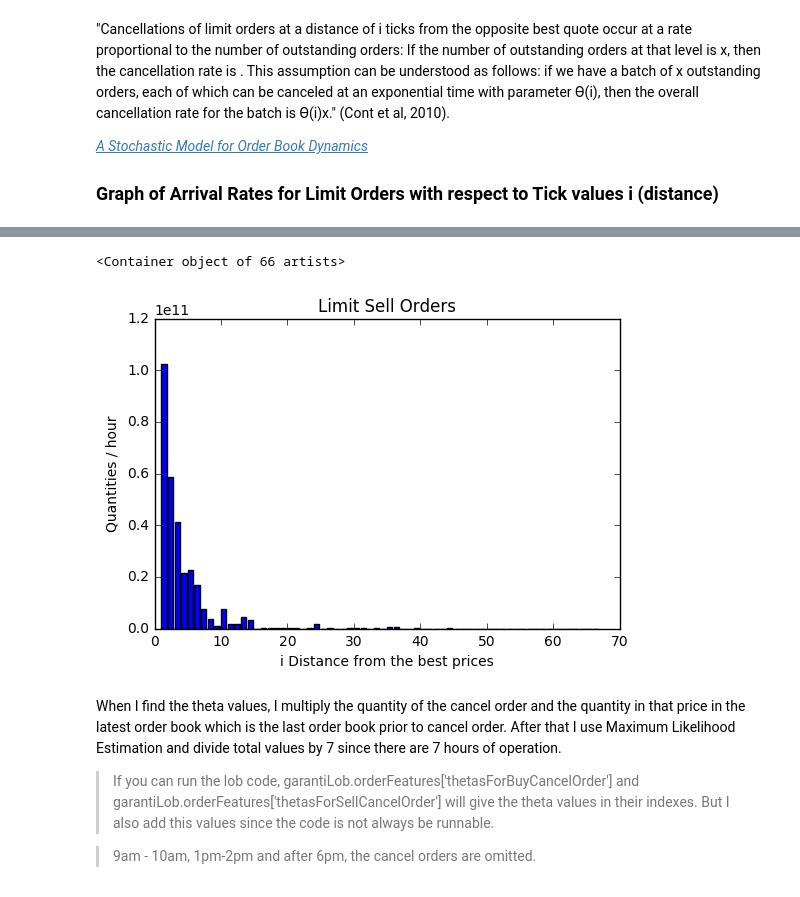
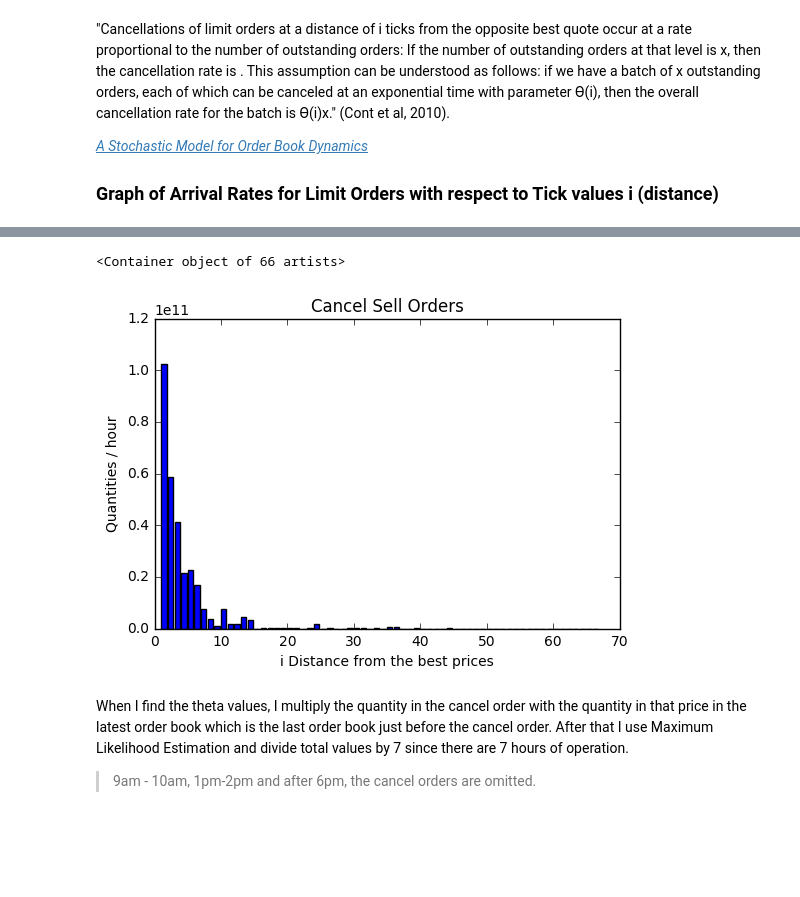
Before and after one commit to beratbrok/Itch, a Jupyter notebook: Order Features.ipynb, the cells around one changed output, grey strips where cells are left out. Cells and saved outputs as stored; diff of their text form; code cells hidden in the pictures; blank space fills up the shorter version.

```diff
--- a/Order Features.ipynb
+++ b/Order Features.ipynb
@@ -37,7 +36,3 @@ print(garantiLob.orderFeatures)
-# %%
-orderFeatures = {}
-orderFeatures['executeSellQuantity'] = [0, 2691169, 2604419, 798912, 0, 1208576, 877526, 1527314, 3089931, 218089]
-orderFeatures['executeBuyQuantity'] = [0, 1882678, 1504564, 632053, 0, 1366807, 379825, 1592624, 2255951, 0]
 # %% [markdown]
 ### Change in Quantities of Execute Orders
 # %%
@@ -136,9 +103,6 @@ plt.bar(X, orderFeatures['lambdasForLimitSellOrder'][1:], color='b')
 [figure]
 # %% [markdown]
 ### Change in Quantities of Limit (Add) Orders
-# %%
-orderFeatures['addSellQuantity'] = [734676, 6821053, 4753709, 2578360, 1760212, 4037902, 1782604, 4635154, 5722680, 5106236]
-orderFeatures['addBuyQuantity'] = [844419, 4443998, 4290511, 2087155, 1676576, 3292518, 2088089, 3580617, 5897755, 6544778]
 # %%
 X = np.arange(9,19)
 
@@ -160,38 +124,3 @@ plt.legend(loc=9)
 [*A Stochastic Model for Order Book Dynamics*](https://drive.google.com/open?id=0B-rEeFfZXTBASkZUT0FYZVpxWVU)
 
 ### Graph of Arrival Rates for Limit Orders with respect to Tick values i (distance)
-# %%
-orderFeatures["thetasForBuyCancelOrder"] = [0, 96151766880.99997, 69307577586.42857, 30444614791.999992,
-                                            9061456386.57143, 6636615934.285713, 3935208449.142857, 1262825138.142857,
-                                            5851052773.428571, 1224858490.0, 1812021780.5714285, 843947554.2857143,
-                                            2256413026.142857, 291462192.4285714, 101424141.42857143,
-                                            318654939.85714287, 424515548.0, 531187326.14285713, 271571707.42857146,
-                                            1017742.8571428572, 0, 714.4285714285714, 7189.428571428572,
-                                            10721.42857142857, 7.142857142857143, 28.571428571428573,
-                                            3582173.285714286, 55198.0, 182453.57142857142, 66648.14285714287,
-                                            1263.7142857142858, 7589466.857142858, 0, 10725.0, 21839.285714285714,
-                                            4110.857142857143, 4014.4285714285716, 0, 0, 0.14285714285714285, 0, 0,
-                                            0, 0, 0, 0, 0, 0, 1070100.0, 0, 0, 0, 0, 0, 0, 0, 0, 0,
-                                            15714.57142857143, 0, 0, 0, 0, 0, 0, 0, 0]
-
-orderFeatures["thetasForSellCancelOrder"] = [0, 102281941685.57137, 58617020025.428505, 41414270187.85711,
-                                             21517710656.142857, 22696785309.28571, 17006925948.000002,
-                                             7669843458.857143, 3583954315.714285, 864980570.1428571,
-                                             7718336950.857142, 1802743917.7142859, 1736333823.5714285,
-                                             4328665993.0, 3339349285.7142854, 0, 52078285.71428572, 213072271.0,
-                                             69970285.71428572, 215.28571428571428, 1453571.4285714286,
-                                             68509285.71428572, 0, 1783.5714285714284, 1596542857.142857, 0,
-                                             11571601.428571427, 0, 0, 4547.0, 134459.2857142857, 5427.428571428572,
-                                             0, 331.57142857142856, 0, 387771428.5714286, 387771428.5714286, 0, 0,
-                                             30.285714285714285, 0, 0, 0, 0, 261515.57142857142, 0, 0, 0, 0, 0, 0,
-                                             0, 0, 0, 0, 0, 0, 0, 0, 0, 0, 0, 0, 0, 0, 0, 0]
-
-# Buy orders
-
-X = np.arange(1,67)
-
-plt.figure(1)
-plt.title('Cancel Buy Orders')
-plt.xlabel('i Distance from the best prices')
-plt.ylabel('Quantities / hour')
-plt.bar(X, orderFeatures['thetasForBuyCancelOrder'][1:], color='r')
@@ -201,18 +140,16 @@ plt.bar(X, orderFeatures['thetasForBuyCancelOrder'][1:], color='r')
 # %%
 # Sell orders
 
 X = np.arange(1,67)
 
 plt.xlabel('i Distance from the best prices')
-plt.title('Limit Sell Orders')
+plt.title('Cancel Sell Orders')
 plt.ylabel('Quantities / hour')
 plt.bar(X, orderFeatures['thetasForSellCancelOrder'][1:], color='b')
 # %% [output]
 <Container object of 66 artists>
-[figure, old version]
+[figure, new version]
 # %% [markdown]
-When I find the theta values, I multiply the quantity of the cancel order and the quantity in that price in the latest order book which is the last order book prior to cancel order. After that I use Maximum Likelihood Estimation and divide total values by 7 since there are 7 hours of operation.
-
-> If you can run the lob code, garantiLob.orderFeatures['thetasForBuyCancelOrder'] and garantiLob.orderFeatures['thetasForSellCancelOrder'] will give the theta values in their indexes. But I also add this values since the code is not always be runnable.
+When I find the theta values, I multiply the quantity in the cancel order with the quantity in that price in the latest order book which is the last order book just before the cancel order. After that I use Maximum Likelihood Estimation and divide total values by 7 since there are 7 hours of operation.
 
 > 9am - 10am, 1pm-2pm and after 6pm, the cancel orders are omitted.
```
Also changed, not shown: parts of 7 cells of this notebook, 2 other files.
